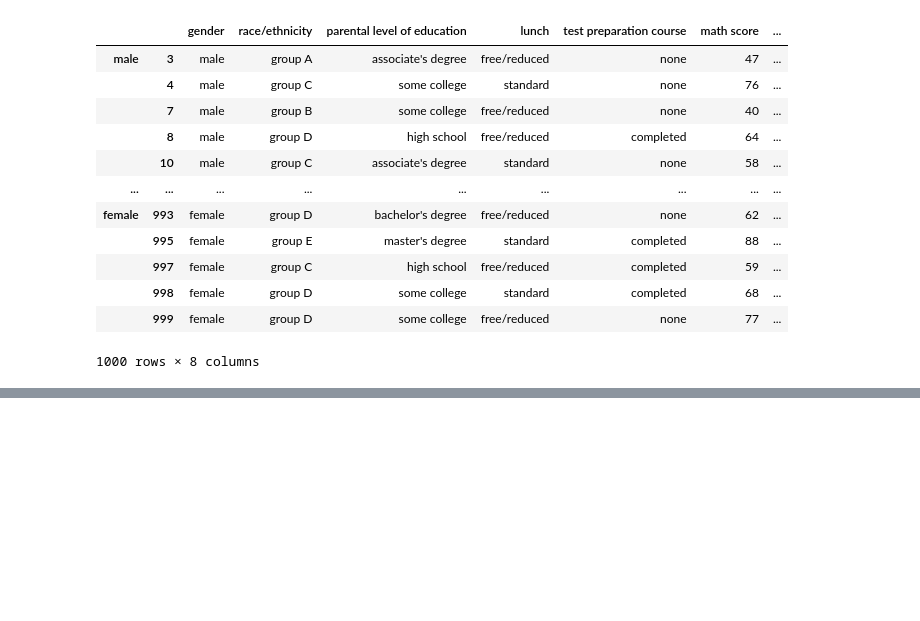
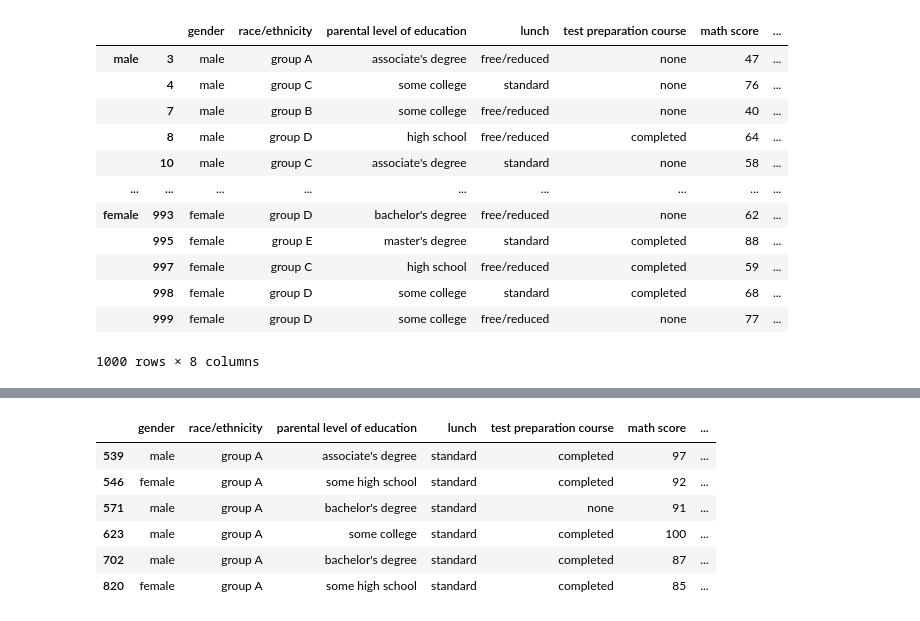
Before and after one commit to Aakashdoraisamy/Core_to_Advanced_Python, a Jupyter notebook: Python_Libraries/pandas/pandas_sql.ipynb, the cells around one changed output, grey strips where cells are left out. Cells and saved outputs as stored; diff of their text form; code cells hidden in the pictures; blank space fills up the shorter version.

```diff
--- a/Python_Libraries/pandas/pandas_sql.ipynb
+++ b/Python_Libraries/pandas/pandas_sql.ipynb
@@ -335,0 +484,12 @@ new_df
+# %%
+gp = df.groupby('race/ethnicity')
+g1 = gp.get_group('group A')
+g1[g1['math score']>g1['math score'].mean()+1.5*g1['math score'].std()]
+# %% [output]
+|  | gender | race/ethnicity | parental level of education | lunch | test preparation course | math score | ... |
+| 539 | male | group A | associate's degree | standard | completed | 97 | ... |
+| 546 | female | group A | some high school | standard | completed | 92 | ... |
+| 571 | male | group A | bachelor's degree | standard | none | 91 | ... |
+| 623 | male | group A | some college | standard | completed | 100 | ... |
+| 702 | male | group A | bachelor's degree | standard | completed | 87 | ... |
+| 820 | female | group A | some high school | standard | completed | 85 | ... |
```
Also changed, not shown: parts of 18 cells of this notebook.
